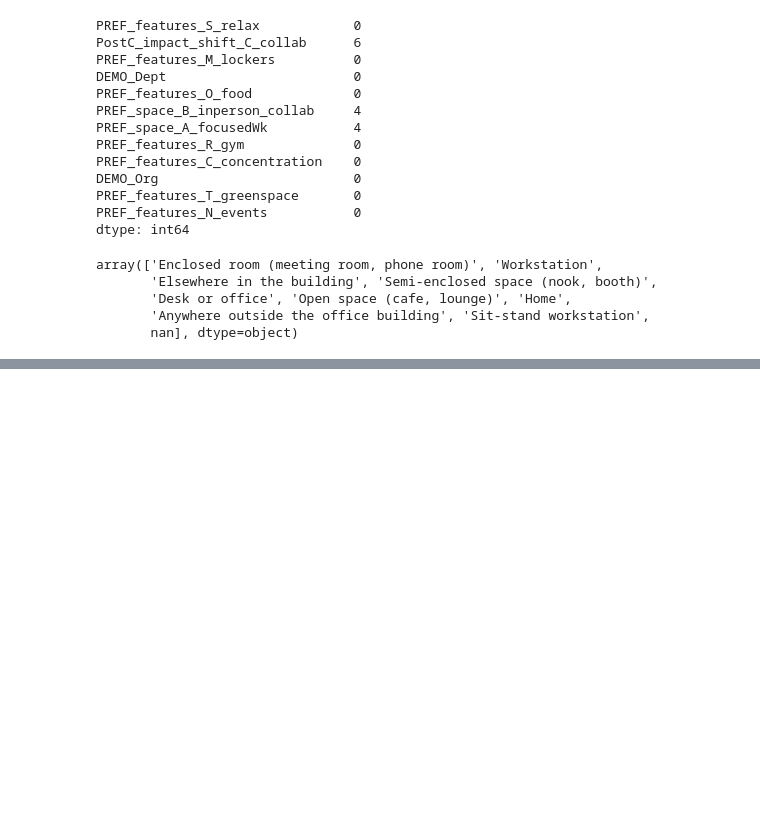
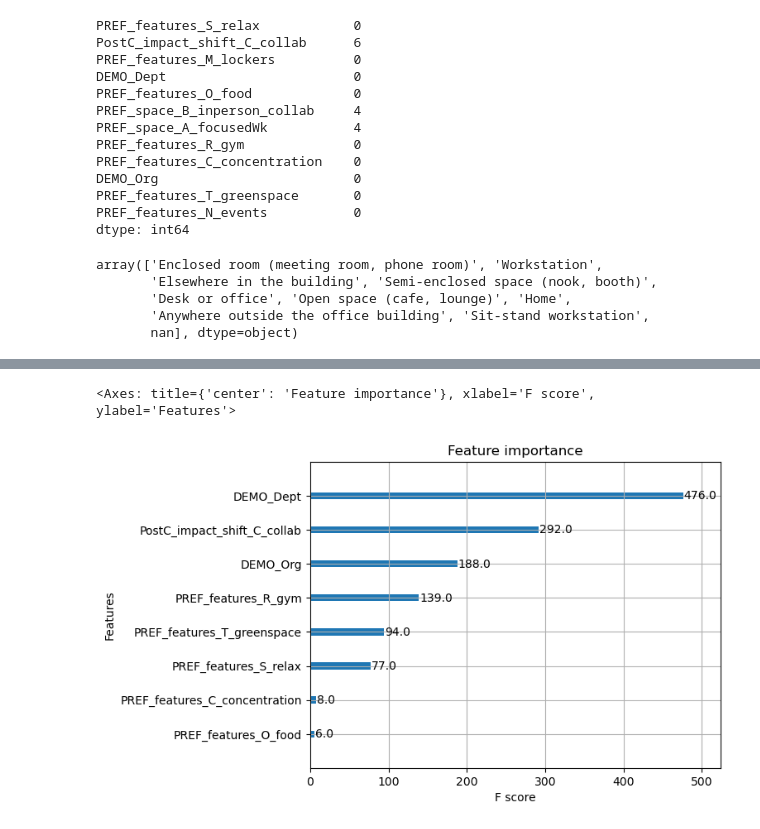
Before and after one commit to Anway-Agte/Wharton-Competition-, a Jupyter notebook: splitting_org.ipynb, the cells around one changed output, grey strips where cells are left out. Drawn from its saved outputs; the diff is of its cells as text; code cells hidden in the pictures; blank space fills up the shorter version.

```diff
--- a/splitting_org.ipynb
+++ b/splitting_org.ipynb
@@ -288,0 +312,2 @@ common_qs.to_excel("c")
+# %%
+X = common_qs.drop(['PREF_space_A_focusedWk', 'PREF_space_B_inperson_collab'],axis = 1)
@@ -288,0 +331,3 @@ common_qs.to_excel("c")
+# %%
+xgb1 = XGBClassifier()
+xgb2 = XGBClassifier()
@@ -288,0 +336,9 @@ common_qs.to_excel("c")
+# %%
+y1.fillna(0,inplace=True)
+y2.fillna(0,inplace=True)
+
+X1_train,X1_test,y1_train,y1_test = train_test_split(X,y1,random_state=42)
+X2_train,X2_test,y2_train,y2_test = train_test_split(X,y2,random_state=42)
+# %%
+xgb1.fit(X1_train,y1_train)
+xgb2.fit(X2_train,y2_train)
@@ -288,0 +359,5 @@ common_qs.to_excel("c")
+# %%
+plot_importance(xgb1)
+# %% [output]
+<Axes: title={'center': 'Feature importance'}, xlabel='F score', ylabel='Features'>
+[figure, added]
```
Also changed, not shown: parts of 30 cells of this notebook, 3 other files.
